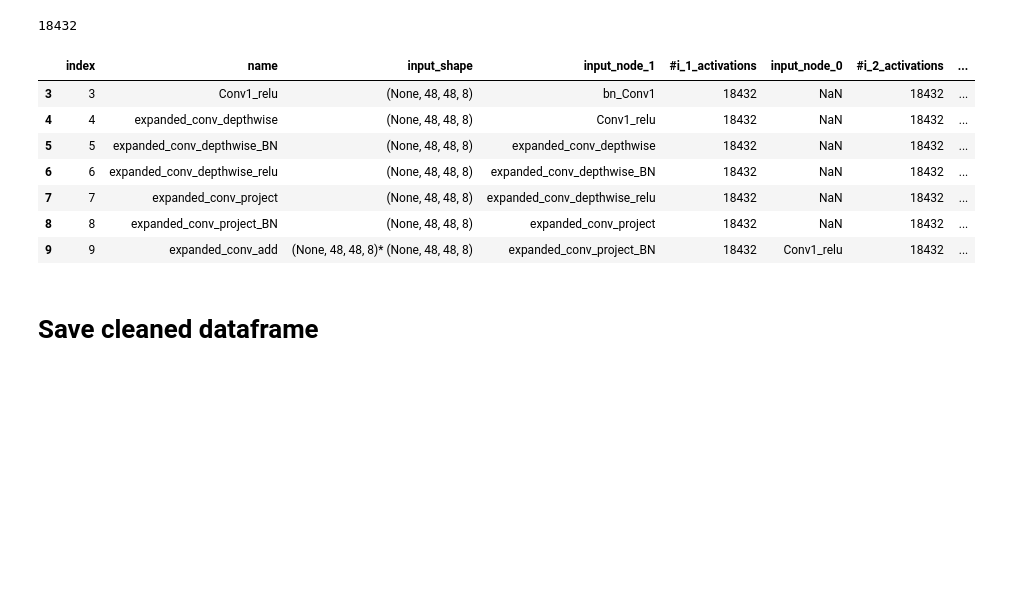
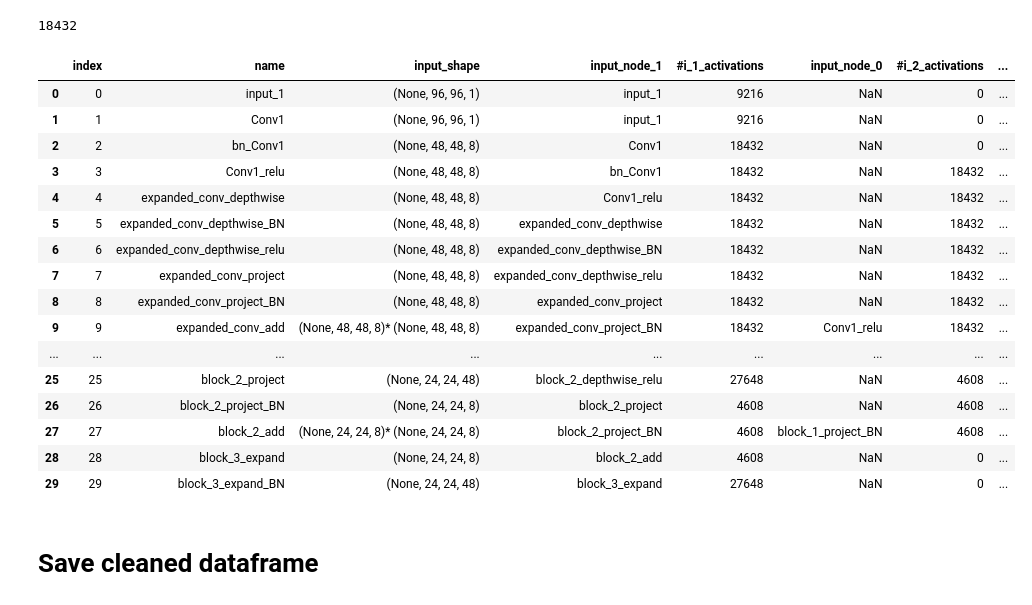
Before and after one commit to subrockmann/tiny_cnn, a Jupyter notebook: Layer Visualizations.ipynb, the cells around one changed output. Saved outputs shown, nothing was run; the diff lists cells and outputs as text; code cells hidden in the pictures; blank space fills up the shorter version.

Commit message:
feat: visualize stacked activations

```diff
--- a/Layer Visualizations.ipynb
+++ b/Layer Visualizations.ipynb
@@ -401,3 +436,15 @@ df.head(12)
+# %%
+# fill activations from start node to end node
+
+for item in unique_values:
+    first_idx = df.loc[df["name"] == item].index[0]
+    last_idx = df.loc[df["input_node_0"] == item].index[0]
+
+    activations = df["#i_2_activations"][last_idx]
+
+    # fill the corresponding rows with the extracted information
+    df.loc[first_idx: last_idx, "#i_2_activations"] = activations
+    #print(df[first_idx: last_idx+1])
 # %%
 df.columns
 # %% [output]
@@ -413,7 +460,8 @@ Index(['index', 'name', 'layer_type', 'input_shape', 'input', 'input_node_1',
        'peak_activations', 'total_params', 'total_MACs'],
       dtype='object')
 # %%
-df_activations = df[["index", "name", "input_shape", "input_node_1", "#i_1_activations" , "input_node_0", "#i_2_activations", "input_shape", "input_node_type_1", "input_node_type_0"]].copy()
+activation_cols = ["index", "name", "input_shape", "input_node_1", "#i_1_activations" , "input_node_0", "#i_2_activations", "input_shape", "input_node_type_1", "input_node_type_0"]
+df_activations = df[activation_cols].copy()
 df_activations.head(20)
 # %% [output]
 |  | index | name | input_shape | input_node_1 | #i_1_activations | input_node_0 | #i_2_activations | ... |
@@ -433,8 +481,3 @@ df_activations.head(20)
 | 17 | 17 | block_1_project | (None, 24, 24, 48) | block_1_depthwise_relu | 27648 | NaN | 0 | ... |
 | 18 | 18 | block_1_project_BN | (None, 24, 24, 8) | block_1_project | 4608 | NaN | 0 | ... |
 | 19 | 19 | block_2_expand | (None, 24, 24, 8) | block_1_project_BN | 4608 | NaN | 0 | ... |
-# %%
-# Getting input rows that have 2 inputs
-second_inputs = df_activations["input_node_0"].unique().tolist()
-second_inputs =  [item for item in second_inputs if str(item) != 'nan']
-second_inputs
@@ -456,3 +484,13 @@ second_inputs
+# %%
+# fill activations from start node to end node
+
+for item in second_inputs:
+    first_idx = df_activations.loc[df_activations["name"] == item].index[0]
+    last_idx = df_activations.loc[df_activations["input_node_0"] == item].index[0]
+
+    activations = df_activations["#i_2_activations"][last_idx]
+    df_activations.loc[first_idx: last_idx, "#i_2_activations"] = activations
+    #print(df_activations[first_idx: last_idx+1])
 # %%
 input_name = "Conv1_relu"
 # %%
@@ -493,17 +531,26 @@ activations
 18432
 # %%
 df_activations.loc[first_idx: last_idx, "#i_2_activations"] = activations
-# %%
-df_activations[first_idx: last_idx+1]
-# %% [output]
-|  | index | name | input_shape | input_node_1 | #i_1_activations | input_node_0 | #i_2_activations | ... |
-| 3 | 3 | Conv1_relu | (None, 48, 48, 8) | bn_Conv1 | 18432 | NaN | 18432 | ... |
-| 4 | 4 | expanded_conv_depthwise | (None, 48, 48, 8) | Conv1_relu | 18432 | NaN | 18432 | ... |
-| 5 | 5 | expanded_conv_depthwise_BN | (None, 48, 48, 8) | expanded_conv_depthwise | 18432 | NaN | 18432 | ... |
-| 6 | 6 | expanded_conv_depthwise_relu | (None, 48, 48, 8) | expanded_conv_depthwise_BN | 18432 | NaN | 18432 | ... |
-| 7 | 7 | expanded_conv_project | (None, 48, 48, 8) | expanded_conv_depthwise_relu | 18432 | NaN | 18432 | ... |
-| 8 | 8 | expanded_conv_project_BN | (None, 48, 48, 8) | expanded_conv_project | 18432 | NaN | 18432 | ... |
-| 9 | 9 | expanded_conv_add | (None, 48, 48, 8)* (None, 48, 48, 8) | expanded_conv_project_BN | 18432 | Conv1_relu | 18432 | ... |
+# %%
+df_activations.head(30)
+# %% [output]
+|  | index | name | input_shape | input_node_1 | #i_1_activations | input_node_0 | #i_2_activations | ... |
+| 0 | 0 | input_1 | (None, 96, 96, 1) | input_1 | 9216 | NaN | 0 | ... |
+| 1 | 1 | Conv1 | (None, 96, 96, 1) | input_1 | 9216 | NaN | 0 | ... |
+| 2 | 2 | bn_Conv1 | (None, 48, 48, 8) | Conv1 | 18432 | NaN | 0 | ... |
+| 3 | 3 | Conv1_relu | (None, 48, 48, 8) | bn_Conv1 | 18432 | NaN | 18432 | ... |
+| 4 | 4 | expanded_conv_depthwise | (None, 48, 48, 8) | Conv1_relu | 18432 | NaN | 18432 | ... |
+| 5 | 5 | expanded_conv_depthwise_BN | (None, 48, 48, 8) | expanded_conv_depthwise | 18432 | NaN | 18432 | ... |
+| 6 | 6 | expanded_conv_depthwise_relu | (None, 48, 48, 8) | expanded_conv_depthwise_BN | 18432 | NaN | 18432 | ... |
+| 7 | 7 | expanded_conv_project | (None, 48, 48, 8) | expanded_conv_depthwise_relu | 18432 | NaN | 18432 | ... |
+| 8 | 8 | expanded_conv_project_BN | (None, 48, 48, 8) | expanded_conv_project | 18432 | NaN | 18432 | ... |
+| 9 | 9 | expanded_conv_add | (None, 48, 48, 8)* (None, 48, 48, 8) | expanded_conv_project_BN | 18432 | Conv1_relu | 18432 | ... |
+| ... | ... | ... | ... | ... | ... | ... | ... | ... |
+| 25 | 25 | block_2_project | (None, 24, 24, 48) | block_2_depthwise_relu | 27648 | NaN | 4608 | ... |
+| 26 | 26 | block_2_project_BN | (None, 24, 24, 8) | block_2_project | 4608 | NaN | 4608 | ... |
+| 27 | 27 | block_2_add | (None, 24, 24, 8)* (None, 24, 24, 8) | block_2_project_BN | 4608 | block_1_project_BN | 4608 | ... |
+| 28 | 28 | block_3_expand | (None, 24, 24, 8) | block_2_add | 4608 | NaN | 0 | ... |
+| 29 | 29 | block_3_expand_BN | (None, 24, 24, 48) | block_3_expand | 27648 | NaN | 0 | ... |
 # %% [markdown]
 # Save cleaned dataframe
 # %%
```
Also changed, not shown: parts of 6 cells of this notebook.
